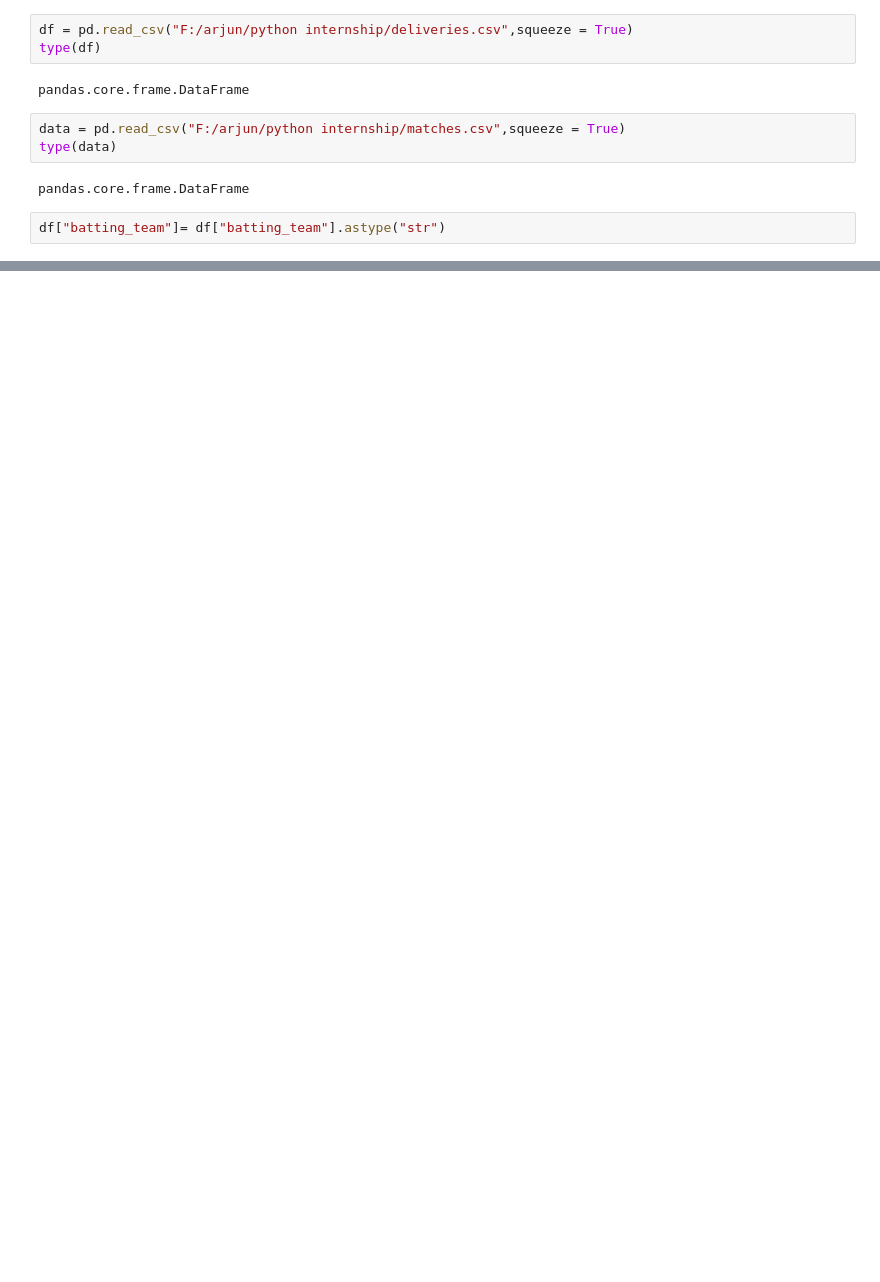
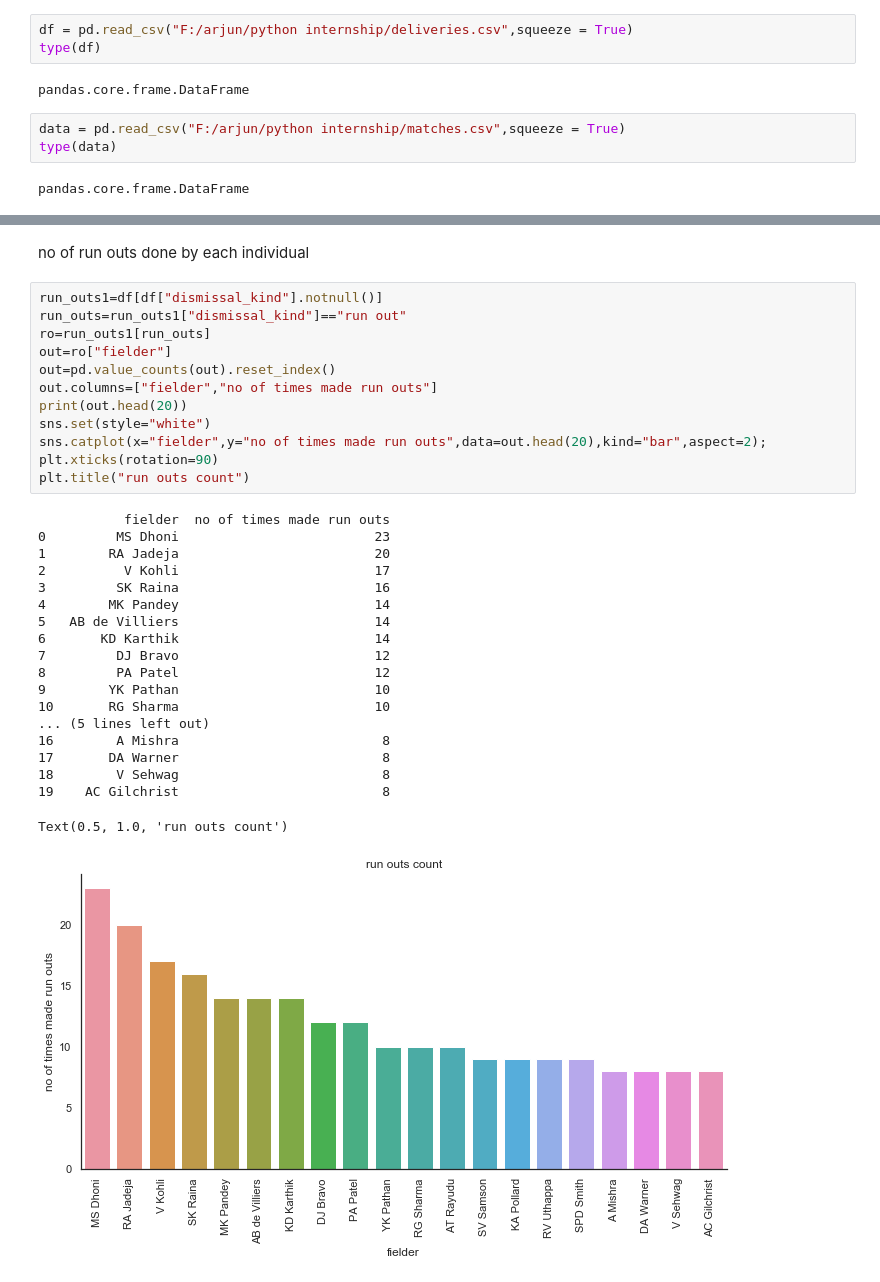
Before and after one commit to saikiran7022/project, a Jupyter notebook: datasets2.ipynb, the cells around one changed output, grey strips where cells are left out. Cells and saved outputs as stored; diff of their text form; blank space fills up the shorter version.

```diff
--- a/datasets2.ipynb
+++ b/datasets2.ipynb
@@ -13,5 +14,3 @@ data = pd.read_csv("F:/arjun/python internship/matches.csv",squeeze = True)
 type(data)
 # %% [output]
 pandas.core.frame.DataFrame
-# %%
-df["batting_team"]= df["batting_team"].astype("str")
@@ -118,0 +92,34 @@ plt.barh("teams","percentage",data=matches_played)
+# %% [markdown]
+no of run outs done by each individual
+# %%
+run_outs1=df[df["dismissal_kind"].notnull()]
+run_outs=run_outs1["dismissal_kind"]=="run out"
+ro=run_outs1[run_outs]
+out=ro["fielder"]
+out=pd.value_counts(out).reset_index()
+out.columns=["fielder","no of times made run outs"]
+print(out.head(20))
+sns.set(style="white")
+sns.catplot(x="fielder",y="no of times made run outs",data=out.head(20),kind="bar",aspect=2);
+plt.xticks(rotation=90)
+plt.title("run outs count")
+# %% [output]
+           fielder  no of times made run outs
+0         MS Dhoni                         23
+1        RA Jadeja                         20
+2          V Kohli                         17
+3         SK Raina                         16
+4        MK Pandey                         14
+5   AB de Villiers                         14
+6       KD Karthik                         14
+7         DJ Bravo                         12
+8         PA Patel                         12
+9        YK Pathan                         10
+10       RG Sharma                         10
+... (5 lines left out)
+16        A Mishra                          8
+17       DA Warner                          8
+18        V Sehwag                          8
+19    AC Gilchrist                          8
+Text(0.5, 1.0, 'run outs count')
+[figure, added]
```
Also changed, not shown: parts of 15 cells of this notebook.
